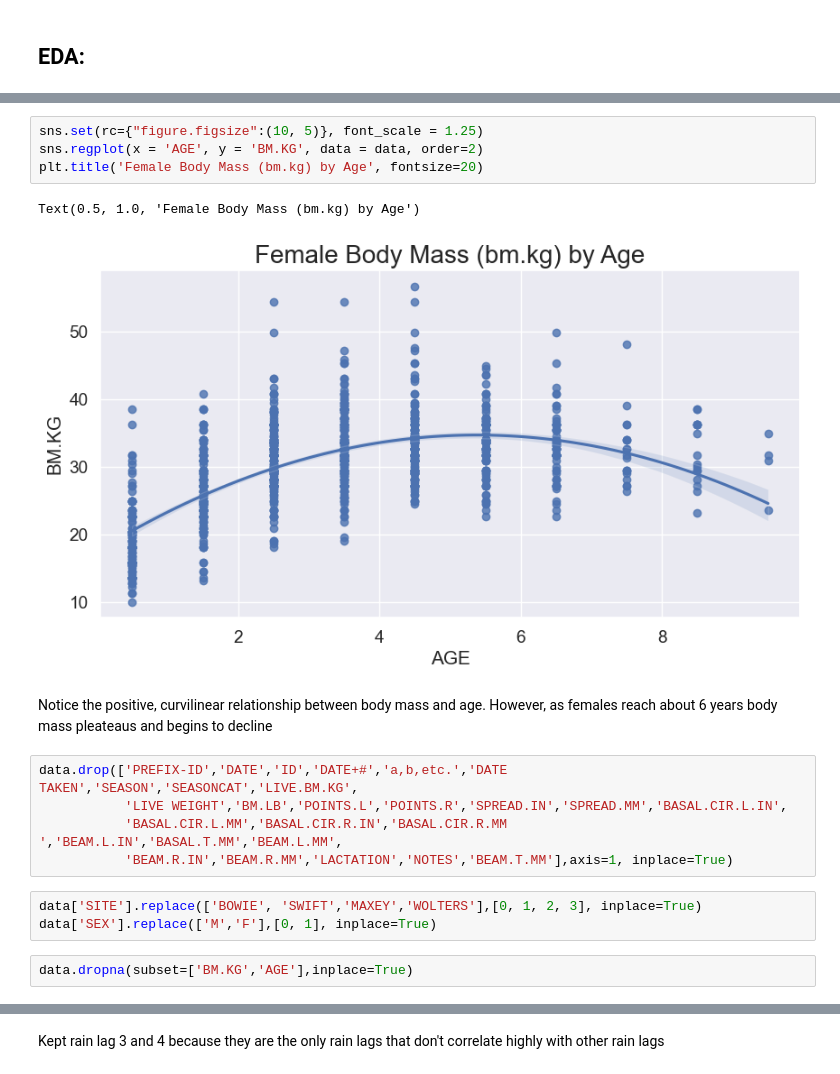
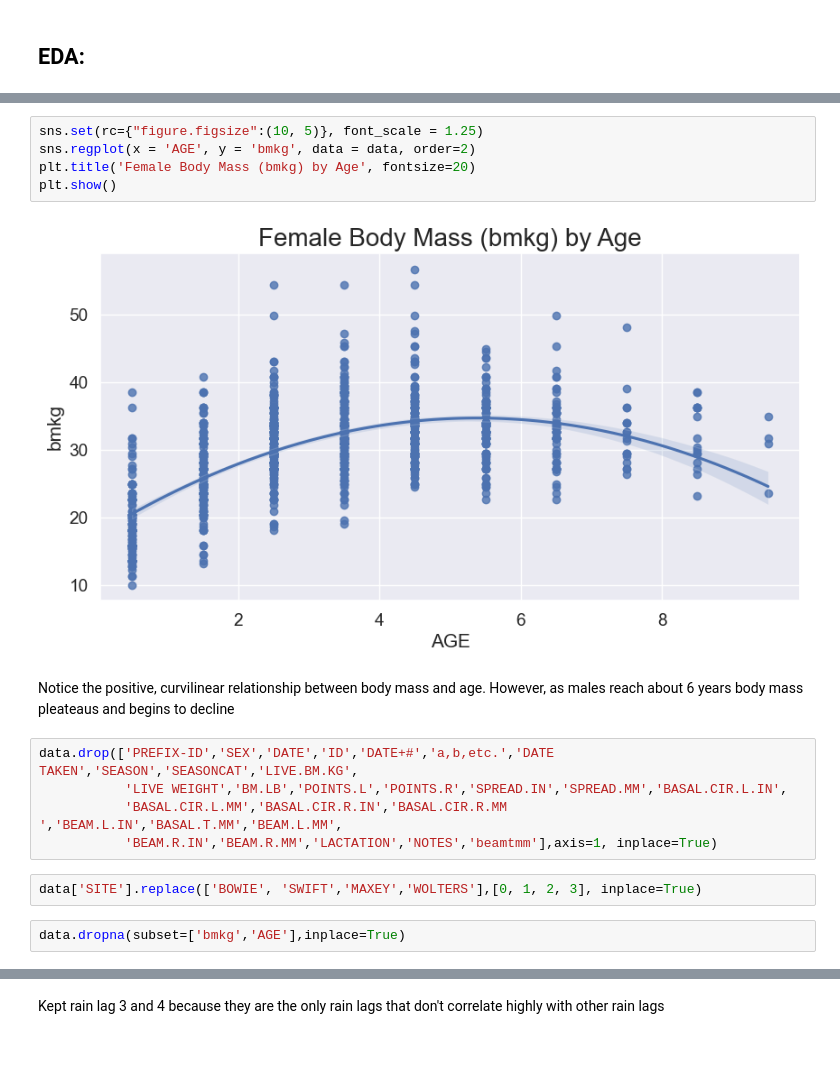
Before and after one commit to sont5413/Environmental_influences_on_deer_body_mass, a Jupyter notebook: females_only.ipynb, the cells around one changed output, grey strips where cells are left out. Cells and saved outputs as stored; diff of their text form.

```diff
--- a/females_only.ipynb
+++ b/females_only.ipynb
@@ -38,23 +39,22 @@ Text(0.5, 1.0, 'Number of Females Harvested by Year')
 [figure]
 # %%
 sns.set(rc={"figure.figsize":(10, 5)}, font_scale = 1.25)
-sns.regplot(x = 'AGE', y = 'BM.KG', data = data, order=2)
-plt.title('Female Body Mass (bm.kg) by Age', fontsize=20)
+sns.regplot(x = 'AGE', y = 'bmkg', data = data, order=2)
+plt.title('Female Body Mass (bmkg) by Age', fontsize=20)
+plt.show()
 # %% [output]
-Text(0.5, 1.0, 'Female Body Mass (bm.kg) by Age')
-[figure, old version]
+[figure, new version]
 # %% [markdown]
-Notice the positive, curvilinear relationship between body mass and age.  However, as females reach about 6 years body mass pleateaus and begins to decline
+Notice the positive, curvilinear relationship between body mass and age.  However, as males reach about 6 years body mass pleateaus and begins to decline
 # %%
-data.drop(['PREFIX-ID','DATE','ID','DATE+#','a,b,etc.','DATE TAKEN','SEASON','SEASONCAT','LIVE.BM.KG',
+data.drop(['PREFIX-ID','SEX','DATE','ID','DATE+#','a,b,etc.','DATE TAKEN','SEASON','SEASONCAT','LIVE.BM.KG',
            'LIVE WEIGHT','BM.LB','POINTS.L','POINTS.R','SPREAD.IN','SPREAD.MM','BASAL.CIR.L.IN',
            'BASAL.CIR.L.MM','BASAL.CIR.R.IN','BASAL.CIR.R.MM ','BEAM.L.IN','BASAL.T.MM','BEAM.L.MM',
-           'BEAM.R.IN','BEAM.R.MM','LACTATION','NOTES','BEAM.T.MM'],axis=1, inplace=True)
+           'BEAM.R.IN','BEAM.R.MM','LACTATION','NOTES','beamtmm'],axis=1, inplace=True)
 # %%
 data['SITE'].replace(['BOWIE', 'SWIFT','MAXEY','WOLTERS'],[0, 1, 2, 3], inplace=True)
-data['SEX'].replace(['M','F'],[0, 1], inplace=True)
 # %%
-data.dropna(subset=['BM.KG','AGE'],inplace=True)
+data.dropna(subset=['bmkg','AGE'],inplace=True)
 # %%
 print("Total NaN in dataframe :" , data.isna().sum().sum())
 print("Total NaN in each column of the dataframe")
```
Also changed, not shown: parts of 26 cells of this notebook, 1 other file.
